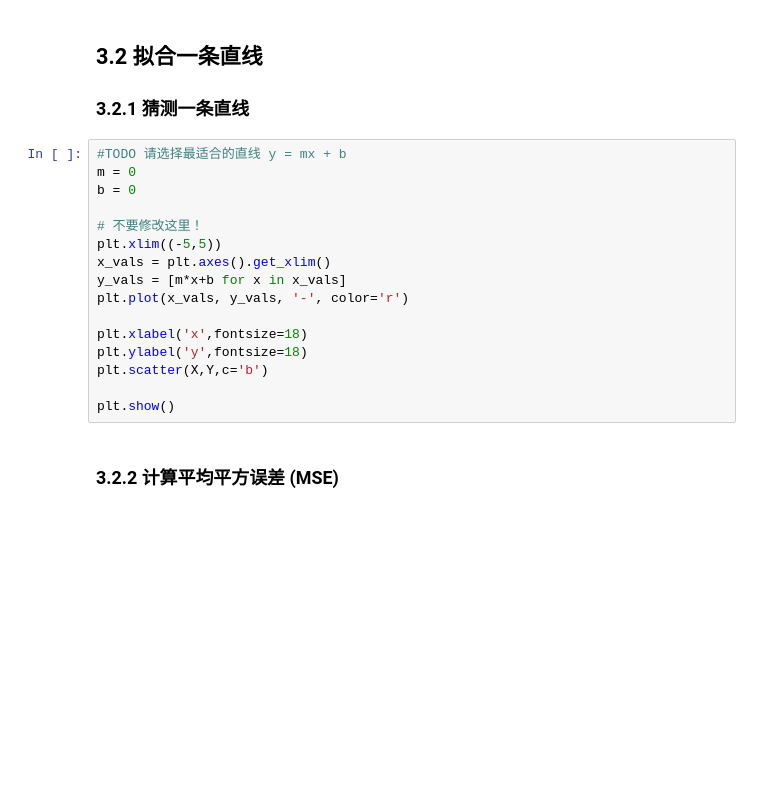
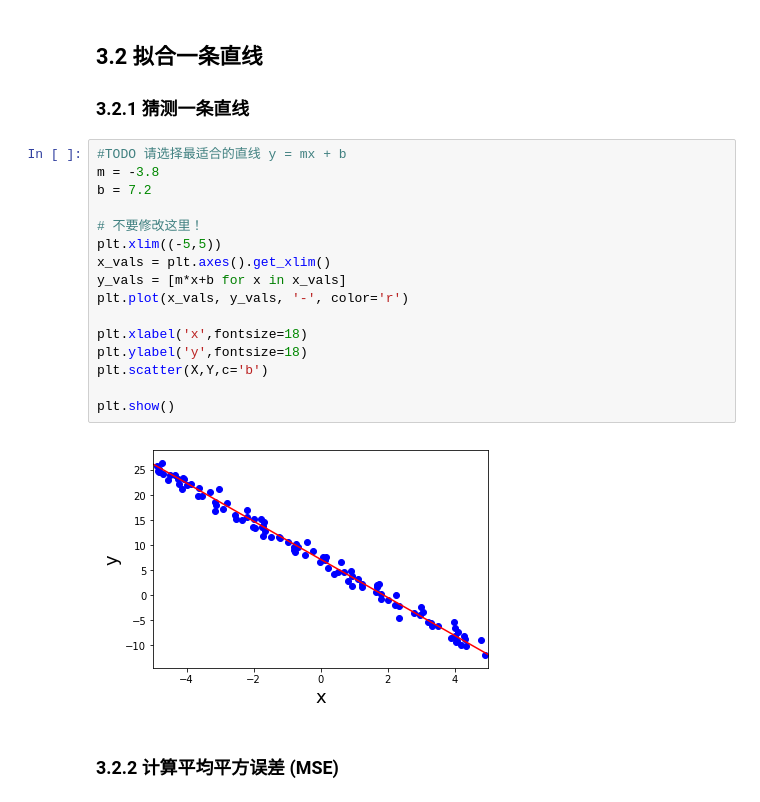
Before and after one commit to hai1222/vector, a Jupyter notebook: linear_regression_project.ipynb, the cells around one changed output. Cells and saved outputs as stored; diff of their text form; blank space fills up the shorter version.

```diff
--- a/linear_regression_project.ipynb
+++ b/linear_regression_project.ipynb
@@ -470,20 +467,22 @@ plt.show()
 ### 3.2.1 猜测一条直线
 # %%
 #TODO 请选择最适合的直线 y = mx + b
-m = 0
-b = 0
+m = -3.8
+b = 7.2
 
 # 不要修改这里！
 plt.xlim((-5,5))
 x_vals = plt.axes().get_xlim()
 y_vals = [m*x+b for x in x_vals]
 plt.plot(x_vals, y_vals, '-', color='r')
 
 plt.xlabel('x',fontsize=18)
 plt.ylabel('y',fontsize=18)
 plt.scatter(X,Y,c='b')
 
 plt.show()
+# %% [output]
+[figure, added]
 # %% [markdown]
 ### 3.2.2 计算平均平方误差 (MSE)
 # %% [markdown]
```
Also changed, not shown: parts of 16 cells of this notebook, 1 other file.
